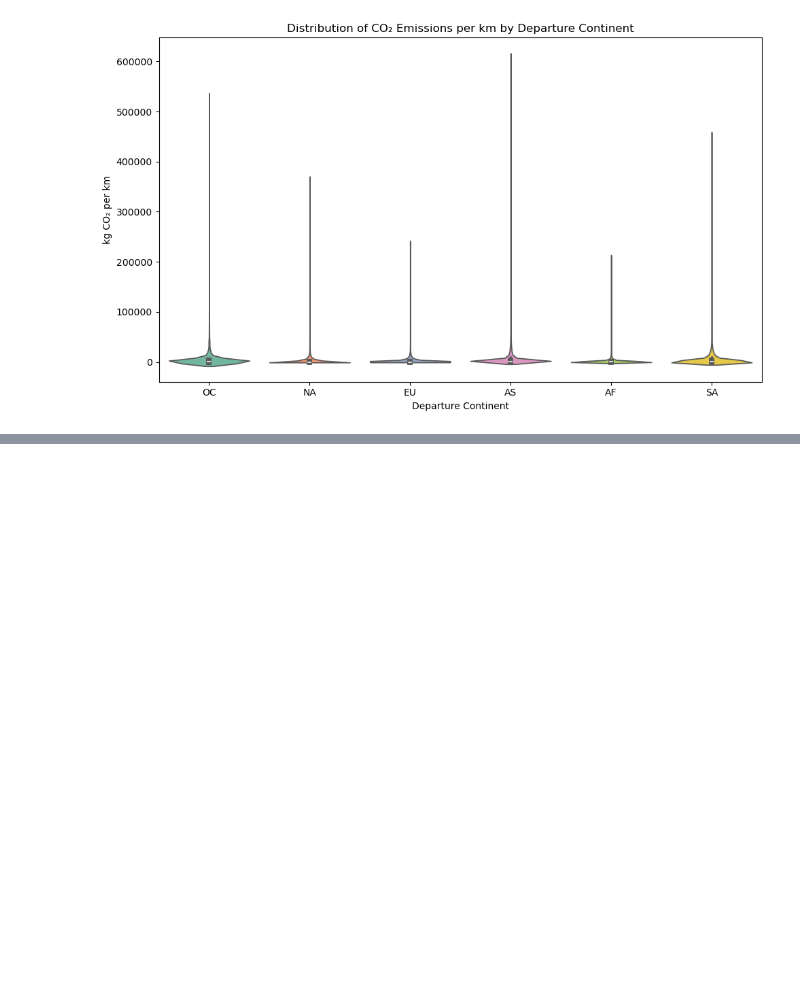
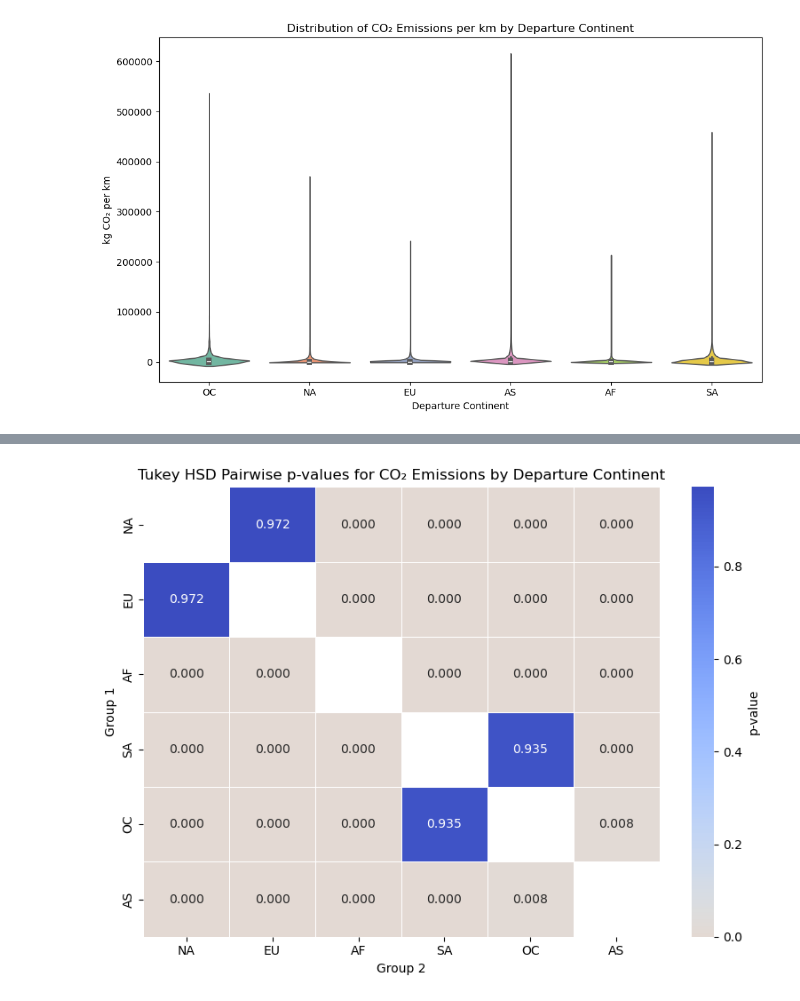
Before and after one commit to monatagelsir7/enivornmental_impact_of_aviation, a Jupyter notebook: Experiement_Continent.ipynb, the cells around one changed output, grey strips where cells are left out. Saved outputs shown, nothing was run; the diff lists cells and outputs as text; code cells hidden in the pictures; blank space fills up the shorter version.

```diff
--- a/Experiement_Continent.ipynb
+++ b/Experiement_Continent.ipynb
@@ -64,0 +222,39 @@ Passing `palette` without assigning `hue` is deprecated and will be removed in v
+# %%
+# 1. Turn Tukey results into a DataFrame
+tukey_df = pd.DataFrame(data=tukey.summary().data[1:], columns=tukey.summary().data[0])
+
+# 2. Define your custom continent order
+continent_order = ['NA', 'EU', 'AF', 'SA', 'OC', 'AS']
+
+# 3. Make pivot table (p-adj values)
+pivot = pd.pivot_table(
+    tukey_df,
+    values='p-adj',
+    index='group1',
+    columns='group2'
+)
+
+# 4. Complete the matrix (mirror values to make it symmetric)
+pivot_full = pivot.reindex(index=continent_order, columns=continent_order)
+for i in continent_order:
+    for j in continent_order:
+        if pd.isna(pivot_full.loc[i, j]) and not pd.isna(pivot_full.loc[j, i]):
+            pivot_full.loc[i, j] = pivot_full.loc[j, i]
+
+# Fill diagonal with 0 or NaN
+for continent in continent_order:
+    pivot_full.loc[continent, continent] = np.nan
+
+# 5. Plot the heatmap
+plt.figure(figsize=(8, 6))
+sns.heatmap(
+    pivot_full.astype(float), annot=True, cmap='coolwarm_r', center=0.05,
+    linewidths=0.5, fmt='.3f', cbar_kws={'label': 'p-value'}
+)
+plt.title('Tukey HSD Pairwise p-values for CO₂ Emissions by Departure Continent')
+plt.xlabel('Group 2')
+plt.ylabel('Group 1')
+plt.tight_layout()
+plt.show()
+# %% [output]
+[figure, added]
```
Also changed, not shown: parts of 18 cells of this notebook.
